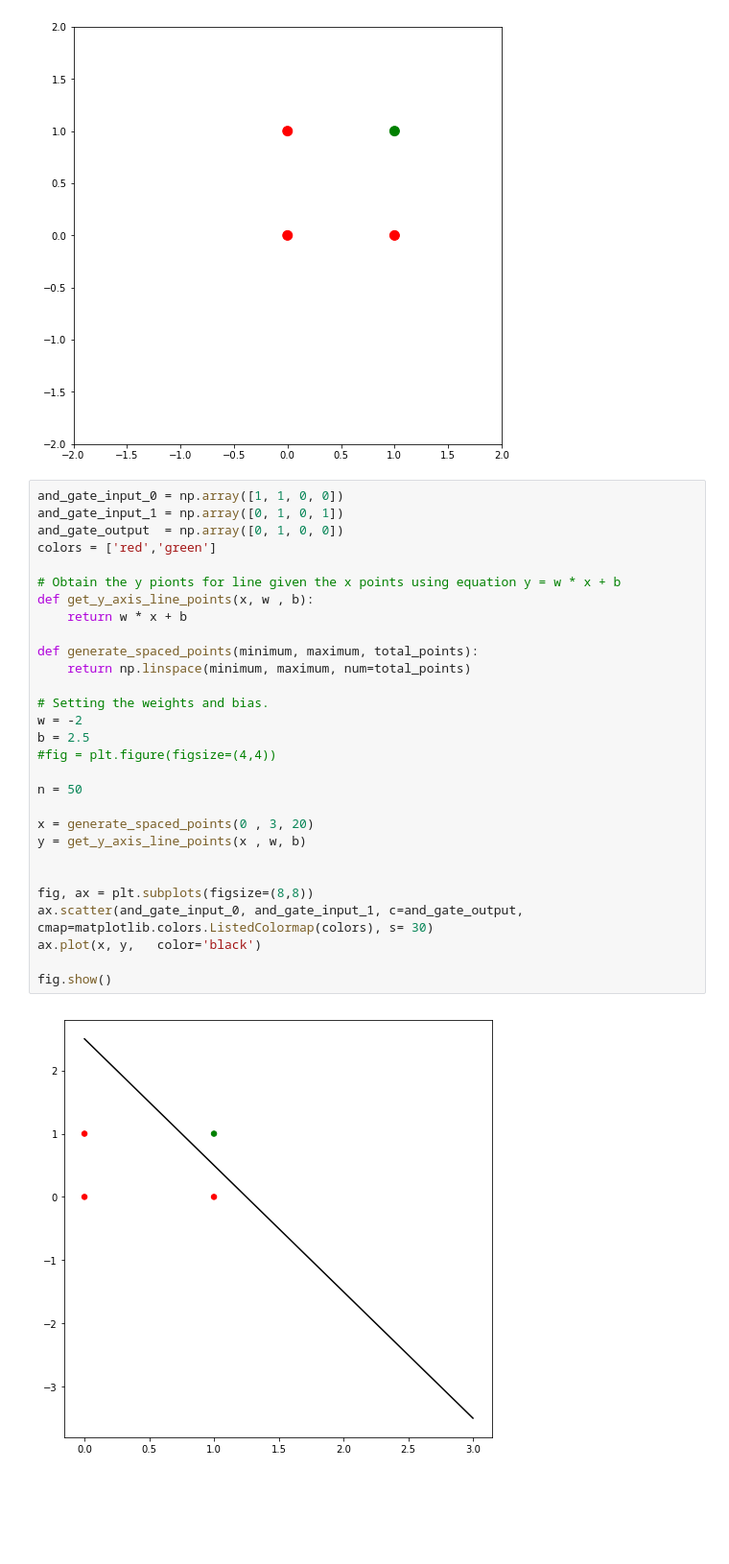
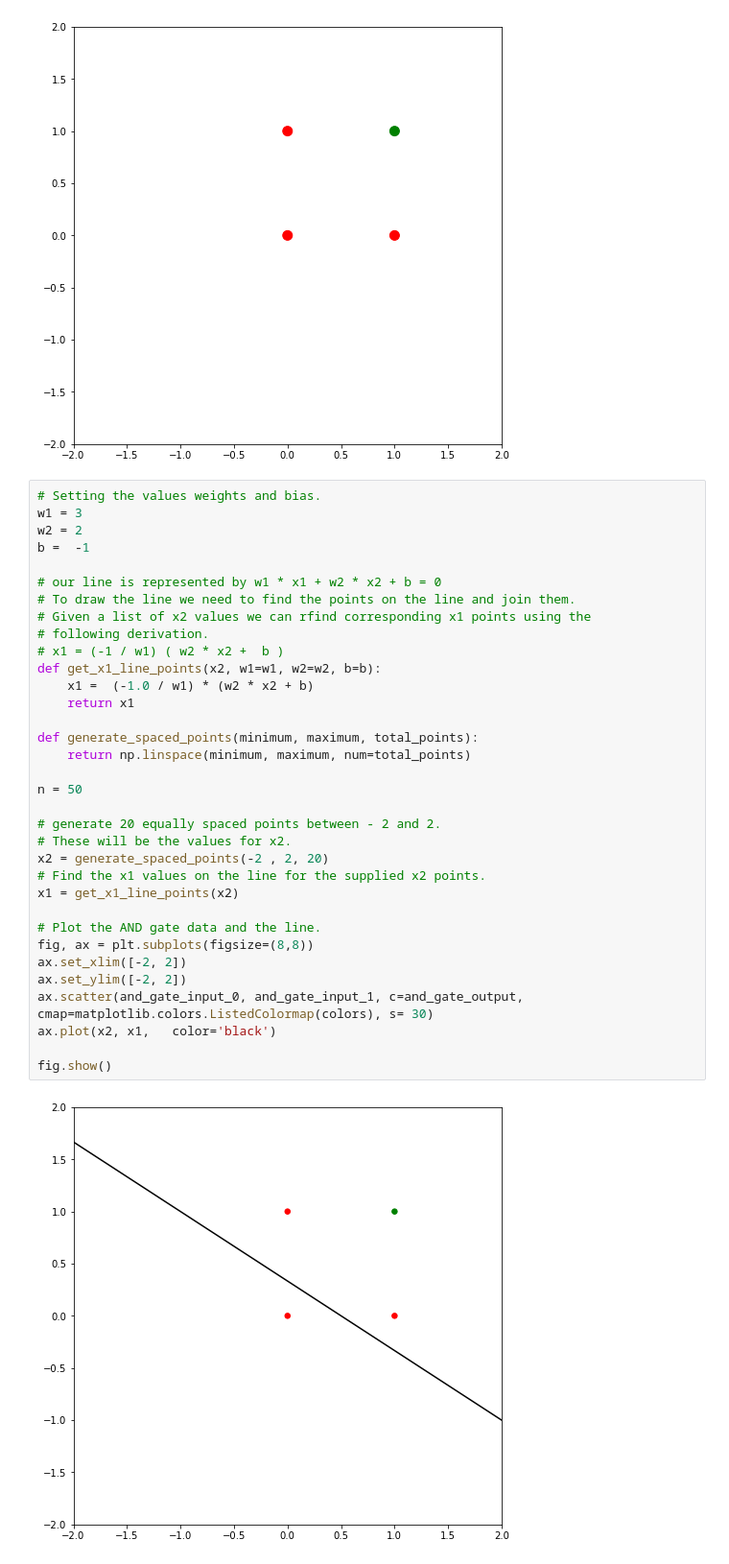
Before and after one commit to hackintoshrao/blog-posts, a Jupyter notebook: Neural Nets/Building Neural Nets From Scratch/Part 1/code/admission.ipynb, the cells around one changed output. Shown at 96% size. Cells and saved outputs as stored; diff of their text form; blank space fills up the shorter version.

```diff
--- a/Neural Nets/Building Neural Nets From Scratch/Part 1/code/admission.ipynb
+++ b/Neural Nets/Building Neural Nets From Scratch/Part 1/code/admission.ipynb
@@ -52,34 +52,39 @@ ax.set_ylim([-2, 2])
 fig.show()
 # %% [output]
 [figure]
-# %%
-and_gate_input_0 = np.array([1, 1, 0, 0])
-and_gate_input_1 = np.array([0, 1, 0, 1])
-and_gate_output  = np.array([0, 1, 0, 0])
-colors = ['red','green']
-
-# Obtain the y pionts for line given the x points using equation y = w * x + b
-def get_y_axis_line_points(x, w , b):
-    return w * x + b
-
-def generate_spaced_points(minimum, maximum, total_points):
-    return np.linspace(minimum, maximum, num=total_points)
-
-# Setting the weights and bias.
-w = -2
-b = 2.5
-#fig = plt.figure(figsize=(4,4))
-
-n = 50
-
-x = generate_spaced_points(0 , 3, 20)
-y = get_y_axis_line_points(x , w, b)
-
-
-fig, ax = plt.subplots(figsize=(8,8))
-ax.scatter(and_gate_input_0, and_gate_input_1, c=and_gate_output, cmap=matplotlib.colors.ListedColormap(colors), s= 30)
-ax.plot(x, y,   color='black')
-
-fig.show()
-# %% [output]
-[figure, removed]
+# %%
+# Setting the values weights and bias.
+w1 = 3
+w2 = 2
+b =  -1
+
+# our line is represented by w1 * x1 + w2 * x2 + b = 0
+# To draw the line we need to find the points on the line and join them.
+# Given a list of x2 values we can rfind corresponding x1 points using the
+# following derivation.
+# x1 = (-1 / w1) ( w2 * x2 +  b )
+def get_x1_line_points(x2, w1=w1, w2=w2, b=b):
+    x1 =  (-1.0 / w1) * (w2 * x2 + b)
+    return x1
+
+def generate_spaced_points(minimum, maximum, total_points):
+    return np.linspace(minimum, maximum, num=total_points)
+
+n = 50
+
+# generate 20 equally spaced points between - 2 and 2.
+# These will be the values for x2.
+x2 = generate_spaced_points(-2 , 2, 20)
+# Find the x1 values on the line for the supplied x2 points.
+x1 = get_x1_line_points(x2)
+
+# Plot the AND gate data and the line.
+fig, ax = plt.subplots(figsize=(8,8))
+ax.set_xlim([-2, 2])
+ax.set_ylim([-2, 2])
+ax.scatter(and_gate_input_0, and_gate_input_1, c=and_gate_output, cmap=matplotlib.colors.ListedColormap(colors), s= 30)
+ax.plot(x2, x1,   color='black')
+
+fig.show()
+# %% [output]
+[figure, added]
```
Also changed, not shown: parts of 3 cells of this notebook, 2 other files.
